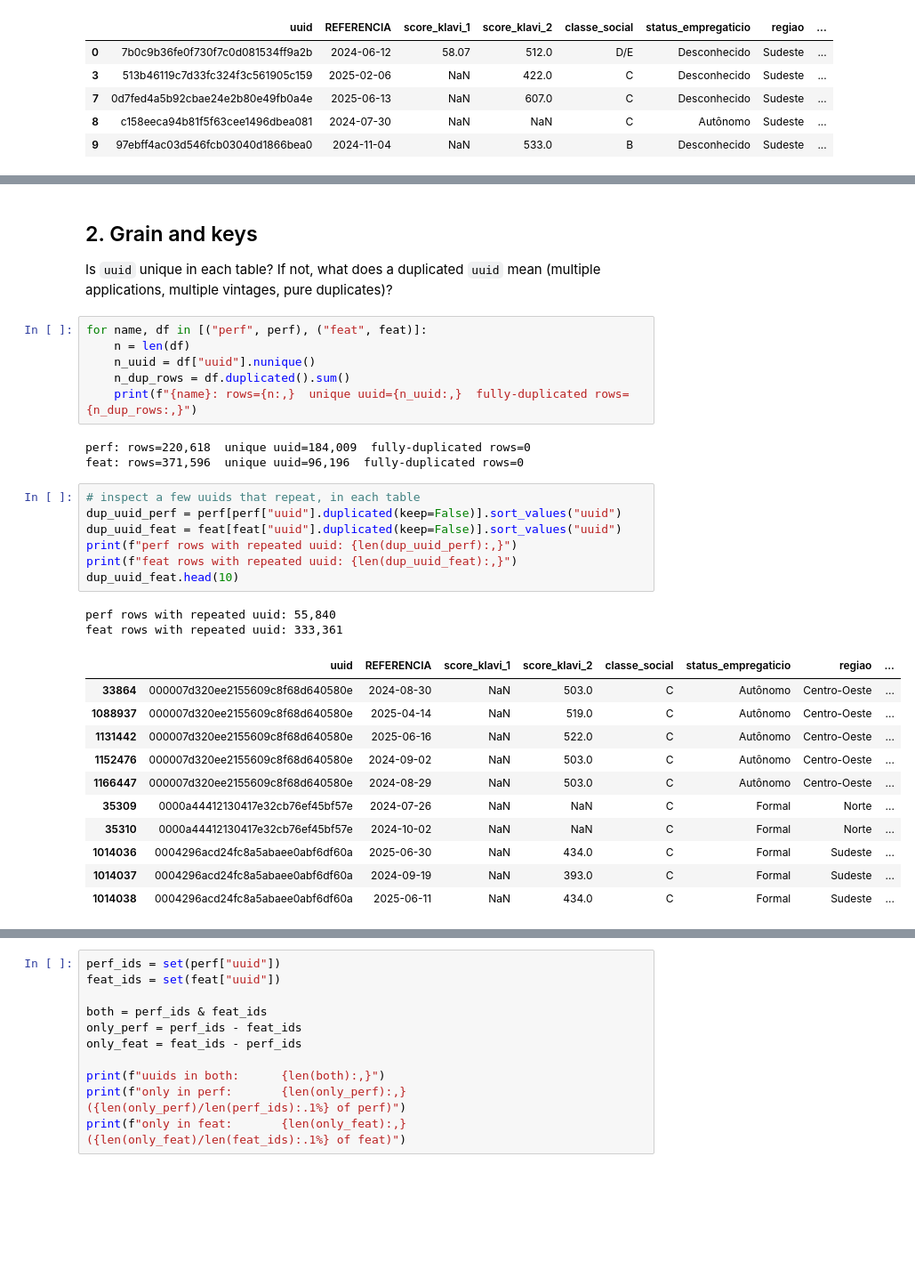
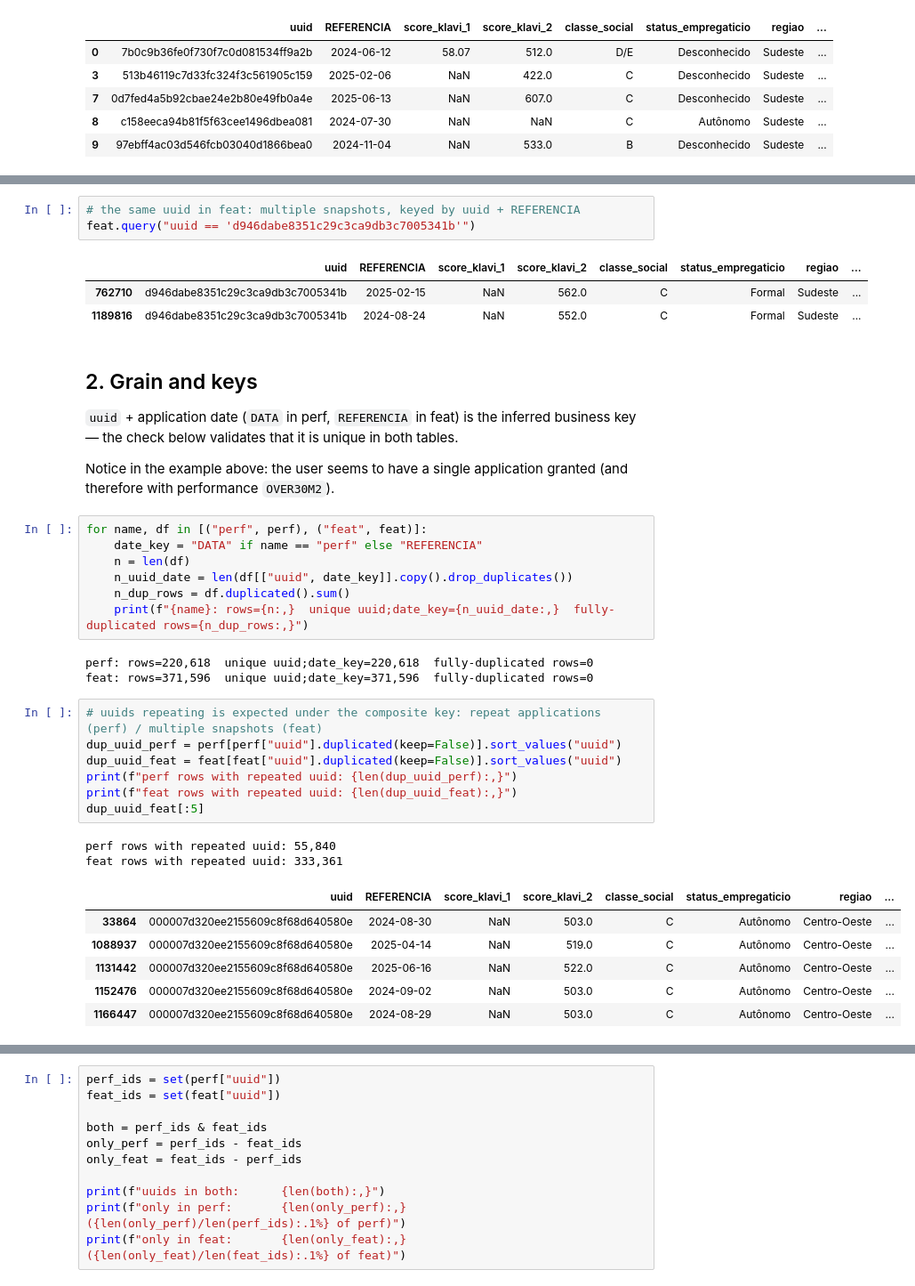
Before and after one commit to nocedan/credit-policy-analisys, a Jupyter notebook: notebooks/1.0-dn-initial-data-exploration.ipynb, the cells around one changed output, grey strips where cells are left out. Shown at 89% size. Saved outputs shown, nothing was run; the diff lists cells and outputs as text; blank space fills up the shorter version.

```diff
--- a/notebooks/1.0-dn-initial-data-exploration.ipynb
+++ b/notebooks/1.0-dn-initial-data-exploration.ipynb
@@ -65,34 +71,39 @@ feat.head()
+# %%
+# the same uuid in feat: multiple snapshots, keyed by uuid + REFERENCIA
+feat.query("uuid == 'd946dabe8351c29c3ca9db3c7005341b'")
+# %% [output]
+|  | uuid | REFERENCIA | score_klavi_1 | score_klavi_2 | classe_social | status_empregaticio | regiao | ... |
+| 762710 | d946dabe8351c29c3ca9db3c7005341b | 2025-02-15 | NaN | 562.0 | C | Formal | Sudeste | ... |
+| 1189816 | d946dabe8351c29c3ca9db3c7005341b | 2024-08-24 | NaN | 552.0 | C | Formal | Sudeste | ... |
 # %% [markdown]
 ## 2. Grain and keys
 
-Is `uuid` unique in each table? If not, what does a duplicated `uuid` mean (multiple applications, multiple vintages, pure duplicates)?
+`uuid` + application date (`DATA` in perf, `REFERENCIA` in feat) is the inferred business key — the check below validates that it is unique in both tables.
+
+Notice in the example above: the user seems to have a single application granted (and therefore with performance `OVER30M2`).
 # %%
 for name, df in [("perf", perf), ("feat", feat)]:
+    date_key = "DATA" if name == "perf" else "REFERENCIA"
     n = len(df)
-    n_uuid = df["uuid"].nunique()
+    n_uuid_date = len(df[["uuid", date_key]].copy().drop_duplicates())
     n_dup_rows = df.duplicated().sum()
-    print(f"{name}: rows={n:,}  unique uuid={n_uuid:,}  fully-duplicated rows={n_dup_rows:,}")
+    print(f"{name}: rows={n:,}  unique uuid;date_key={n_uuid_date:,}  fully-duplicated rows={n_dup_rows:,}")
 # %% [output]
-perf: rows=220,618  unique uuid=184,009  fully-duplicated rows=0
-feat: rows=371,596  unique uuid=96,196  fully-duplicated rows=0
+perf: rows=220,618  unique uuid;date_key=220,618  fully-duplicated rows=0
+feat: rows=371,596  unique uuid;date_key=371,596  fully-duplicated rows=0
 # %%
-# inspect a few uuids that repeat, in each table
+# uuids repeating is expected under the composite key: repeat applications (perf) / multiple snapshots (feat)
 dup_uuid_perf = perf[perf["uuid"].duplicated(keep=False)].sort_values("uuid")
 dup_uuid_feat = feat[feat["uuid"].duplicated(keep=False)].sort_values("uuid")
 print(f"perf rows with repeated uuid: {len(dup_uuid_perf):,}")
 print(f"feat rows with repeated uuid: {len(dup_uuid_feat):,}")
-dup_uuid_feat.head(10)
+dup_uuid_feat[:5]
 # %% [output]
 perf rows with repeated uuid: 55,840
 feat rows with repeated uuid: 333,361
 |  | uuid | REFERENCIA | score_klavi_1 | score_klavi_2 | classe_social | status_empregaticio | regiao | ... |
 | 33864 | 000007d320ee2155609c8f68d640580e | 2024-08-30 | NaN | 503.0 | C | Autônomo | Centro-Oeste | ... |
 | 1088937 | 000007d320ee2155609c8f68d640580e | 2025-04-14 | NaN | 519.0 | C | Autônomo | Centro-Oeste | ... |
 | 1131442 | 000007d320ee2155609c8f68d640580e | 2025-06-16 | NaN | 522.0 | C | Autônomo | Centro-Oeste | ... |
 | 1152476 | 000007d320ee2155609c8f68d640580e | 2024-09-02 | NaN | 503.0 | C | Autônomo | Centro-Oeste | ... |
 | 1166447 | 000007d320ee2155609c8f68d640580e | 2024-08-29 | NaN | 503.0 | C | Autônomo | Centro-Oeste | ... |
-| 35309 | 0000a44412130417e32cb76ef45bf57e | 2024-07-26 | NaN | NaN | C | Formal | Norte | ... |
-| 35310 | 0000a44412130417e32cb76ef45bf57e | 2024-10-02 | NaN | NaN | C | Formal | Norte | ... |
-| 1014036 | 0004296acd24fc8a5abaee0abf6df60a | 2025-06-30 | NaN | 434.0 | C | Formal | Sudeste | ... |
-| 1014037 | 0004296acd24fc8a5abaee0abf6df60a | 2024-09-19 | NaN | 393.0 | C | Formal | Sudeste | ... |
-| 1014038 | 0004296acd24fc8a5abaee0abf6df60a | 2025-06-11 | NaN | 434.0 | C | Formal | Sudeste | ... |
```
Also changed, not shown: parts of 10 cells of this notebook, 2 other files.
